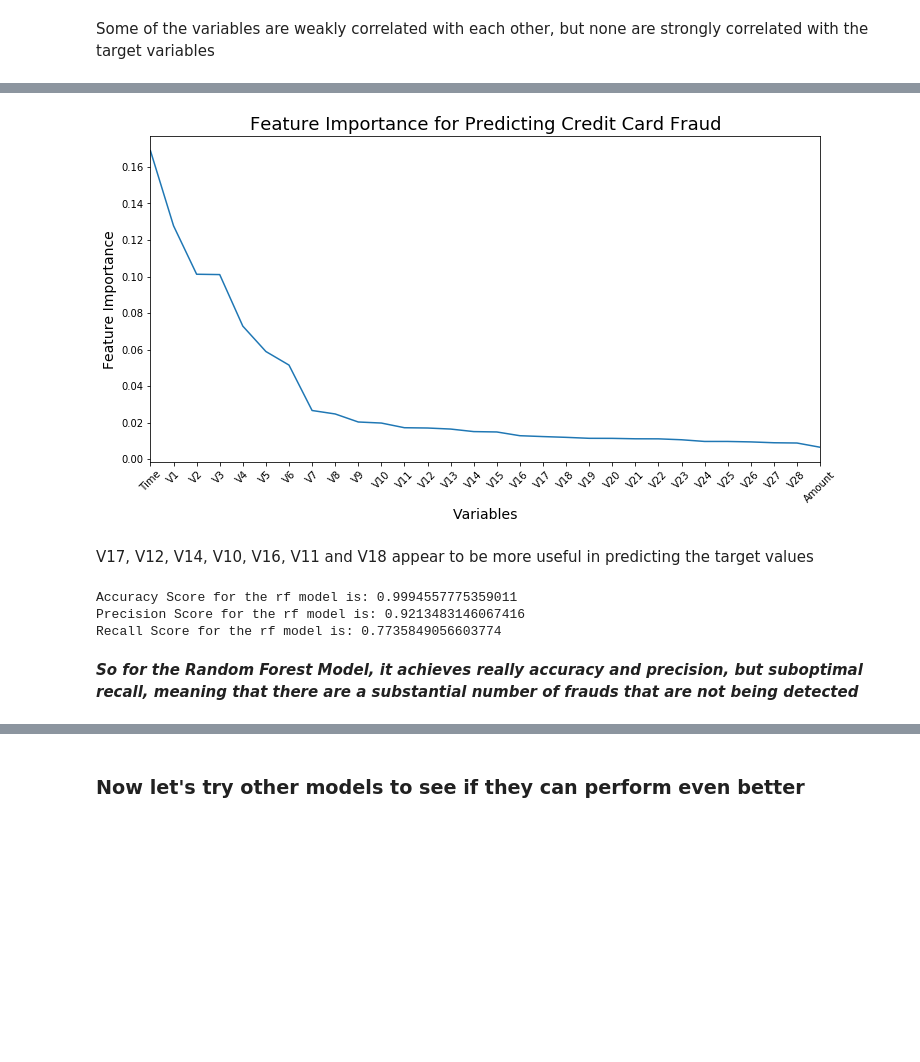
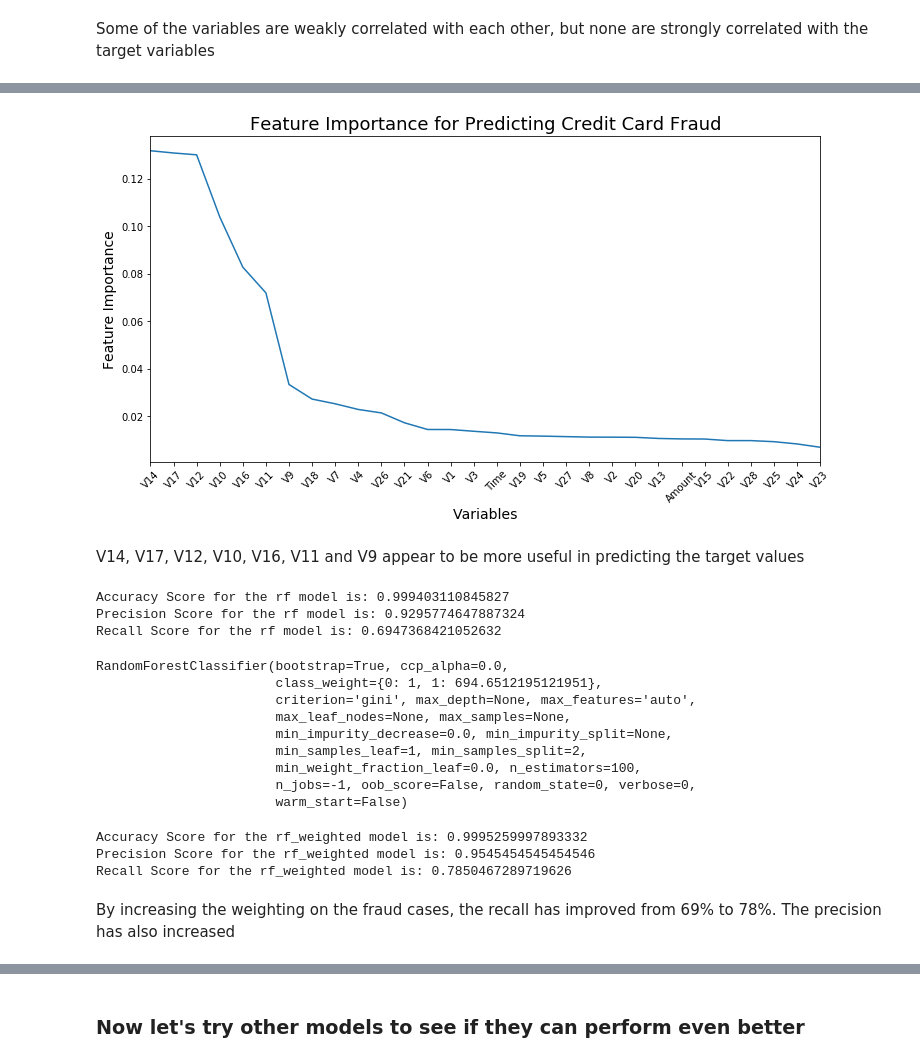
Before and after one commit to HaoxuanXu/credit_card_fraud_detection, a Jupyter notebook: Credit_Card_Fraud_Detection_Classical_Models.ipynb, the cells around one changed output, grey strips where cells are left out. Drawn from its saved outputs; the diff is of its cells as text; code cells hidden in the pictures; blank space fills up the shorter version.

```diff
--- a/Credit_Card_Fraud_Detection_Classical_Models.ipynb
+++ b/Credit_Card_Fraud_Detection_Classical_Models.ipynb
@@ -103,7 +112,7 @@ Name: Time, Length: 227845, dtype: float64
 Some of the variables are weakly correlated with each other, but none are strongly correlated with the target variables
 # %%
 # Let's use random forest to get some ideas about feature importance
-rf = RandomForestClassifier(n_jobs=-1)
+rf = RandomForestClassifier(random_state = 0, n_jobs=-1)
 rf.fit(X_train_scaled, y_train)
 # %% [output]
 RandomForestClassifier(bootstrap=True, ccp_alpha=0.0, class_weight=None,
@@ -119,16 +148,16 @@ feature_importance = pd.Series(rf.feature_importances_, index=X_train.columns)
 # %%
 fig, ax = plt.subplots(figsize=(12,6))
 pd.Series(feature_importance).sort_values(ascending=False).plot()
 ax.set_xticks(range(len(feature_importance)))
-ax.set_xticklabels([item for item in feature_importance.index.tolist()], rotation=45)
+ax.set_xticklabels([item for item in feature_importance.sort_values(ascending=False).index.tolist()], rotation=45)
 plt.title("Feature Importance for Predicting Credit Card Fraud", size=18)
 ax.set_ylabel("Feature Importance", size = 14)
 ax.set_xlabel("Variables", size = 14)
 plt.show()
 # %% [output]
-[figure, old version]
+[figure, new version]
 # %% [markdown]
-V17, V12, V14, V10, V16, V11 and V18 appear to be more useful in predicting the target values
+V14, V17, V12, V10, V16, V11 and V9 appear to be more useful in predicting the target values
 # %%
 # Let's evaluate the accuracy, precision, and recall scores of the random forest model
 y_pred = rf.predict(X_test_scaled)
@@ -140,8 +169,34 @@ print("Accuracy Score for the rf model is: {}".format(rf_accuracy))
 print("Precision Score for the rf model is: {}".format(rf_precision))
 print("Recall Score for the rf model is: {}".format(rf_recall))
 # %% [output]
-Accuracy Score for the rf model is: 0.9994557775359011
-Precision Score for the rf model is: 0.9213483146067416
-Recall Score for the rf model is: 0.7735849056603774
+Accuracy Score for the rf model is: 0.999403110845827
+Precision Score for the rf model is: 0.9295774647887324
+Recall Score for the rf model is: 0.6947368421052632
-# %% [markdown]
-***So for the Random Forest Model, it achieves really accuracy and precision, but suboptimal recall, meaning that there are a substantial number of frauds that are not being detected***
+# %%
+rf_weighted = RandomForestClassifier(random_state = 0, class_weight = {0:1, 1:fraud_weight}, n_jobs = -1)
+rf_weighted.fit(X_train_scaled, y_train)
+# %% [output]
+RandomForestClassifier(bootstrap=True, ccp_alpha=0.0,
+                       class_weight={0: 1, 1: 694.6512195121951},
+                       criterion='gini', max_depth=None, max_features='auto',
+                       max_leaf_nodes=None, max_samples=None,
+                       min_impurity_decrease=0.0, min_impurity_split=None,
+                       min_samples_leaf=1, min_samples_split=2,
+                       min_weight_fraction_leaf=0.0, n_estimators=100,
+                       n_jobs=-1, oob_score=False, random_state=0, verbose=0,
+                       warm_start=False)
+# %%
+y_pred = rf_weighted.predict(X_test_scaled)
+rf_accuracy = accuracy_score(y_test, y_pred)
+rf_precision = precision_score(y_test, y_pred)
+rf_recall = recall_score(y_test, y_pred)
+
+print("Accuracy Score for the rf_weighted model is: {}".format(rf_accuracy))
+print("Precision Score for the rf_weighted model is: {}".format(rf_precision))
+print("Recall Score for the rf_weighted model is: {}".format(rf_recall))
+# %% [output]
+Accuracy Score for the rf_weighted model is: 0.9995259997893332
+Precision Score for the rf_weighted model is: 0.9545454545454546
+Recall Score for the rf_weighted model is: 0.7850467289719626
+# %% [markdown]
+By increasing the weighting on the fraud cases, the recall has improved from 69% to 78%. The precision has also increased
```
Also changed, not shown: parts of 26 cells of this notebook, 2 other files.
